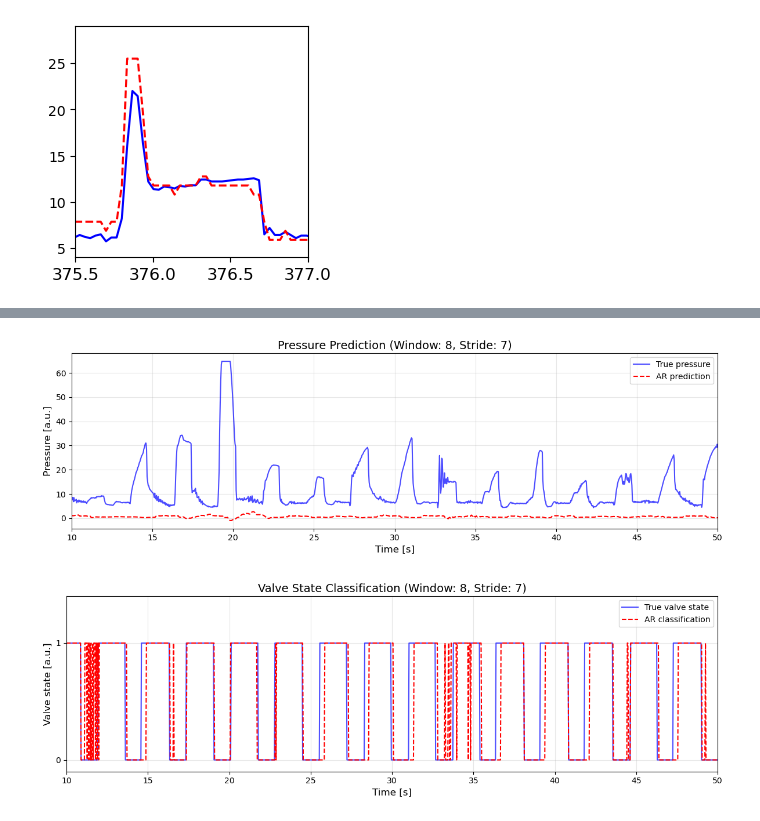
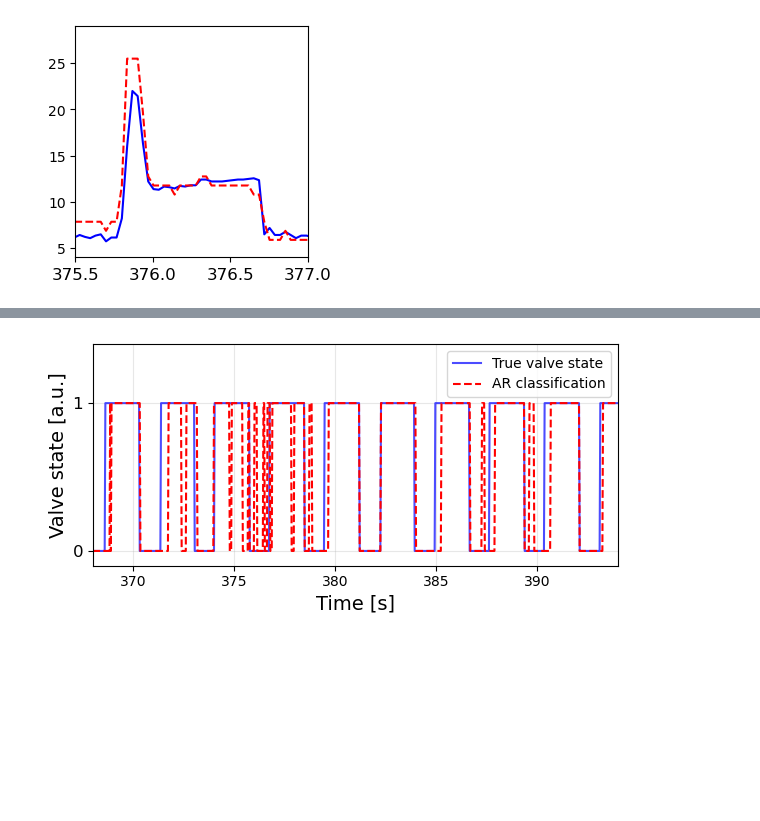
Before and after one commit to TMKamsma/Pyontronics, a Jupyter notebook: demo.ipynb, the cells around one changed output, grey strips where cells are left out. Cells and saved outputs as stored; diff of their text form; code cells hidden in the pictures; blank space fills up the shorter version.

```diff
--- a/demo.ipynb
+++ b/demo.ipynb
@@ -422,7 +422,7 @@ bpn = BandPassNetwork(
     leaking_rate=0.66,
     step_size=0.034035,
     time_scale=0.1,
-    time_scale_std=0.25,
+    time_scale_std=0.5,
     spectral_radius=0.5,
     sparsity=0.95,
     input_scaling=0.1,
@@ -521,8 +523,5 @@ plt.savefig("output/ventilator_plot_zoom.pdf",bbox_inches='tight')
 # %%
 from pyontronics import LinearAutoregression
-from sklearn.linear_model import LinearRegression
-from sklearn.metrics import mean_squared_error, accuracy_score
-from sklearn.model_selection import train_test_split
 
 t = np.linspace(0, len(train_x)*0.034035, len(train_x))
 
@@ -532,11 +531,11 @@ train_v, test_v = train_y_uout, test_y_uout
 
 # Pressure prediction task
 print("=== Pressure Prediction ===")
-ar_model = LinearAutoregression(window_size=50, lookback_stride=5, prediction_horizon=3)
-ar_model.train_pressure_prediction(train_p)
-mse, r = ar_model.evaluate_pressure(test_p)
-print(f"Window: {ar_model.window_size}, Stride: {ar_model.lookback_stride}")
-print(f"MSE: {mse:.4f}, Correlation: {r:.4f}")
+ar_model_p = LinearAutoregression(window_size=200, lookback_stride=1, prediction_horizon=3)
+ar_model_p.train_pressure_prediction(train_p)
+mse, r = ar_model_p.evaluate_pressure(test_p)
+print(f"Window: {ar_model_p.window_size}, Stride: {ar_model_p.lookback_stride}")
+print(f"MSE: {mse:.4f}, RMSE: {np.sqrt(mse):.4f}, Correlation: {r:.4f}")
 
 # Valve classification task
 print("\n=== Valve Classification ===")
@@ -556,56 +583,30 @@ Accuracy: 0.9039
 # %%
-# Generate predictions for plotting
-pressure_predictions = ar_model.predict_pressure(test_p)
+# Generate predictions for plotting valve state
 valve_predictions = ar_model.predict_valve_state(test_p)
 
-# Calculate time axis - make sure it matches test_p length
-total_samples = len(test_p)
-time_axis_full = np.linspace(0, total_samples*0.034035, total_samples)
-
-# 1. Pressure Prediction Plot
-plt.figure(figsize=(12, 4))
-pred_start_idx = ar_model.window_size * ar_model.lookback_stride + ar_model.prediction_horizon - 1
-plt.plot(time_axis_full, test_p, color='blue', label="True pressure", alpha=0.7)
-plt.plot(time_axis_full[pred_start_idx:],
-         pressure_predictions,
-         color='red',
-         label="AR prediction",
-         linestyle="--",
-         linewidth=1.5)
-plt.xlabel("Time [s]", fontsize=12)
-plt.ylabel("Pressure [a.u.]", fontsize=12)
-plt.title(f"Pressure Prediction (Window: {ar_model.window_size}, Stride: {ar_model.lookback_stride})", fontsize=14)
-plt.legend(fontsize=10)
-plt.grid(True, alpha=0.3)
-plt.xlim(10, 50)
-plt.tight_layout()
-plt.show()
-
-# 2. Valve State Classification Plot
-plt.figure(figsize=(12, 4))
+# Valve State Classification Plot
+plt.figure(figsize=(6, 3))
 classif_start_idx = ar_model.window_size * ar_model.lookback_stride
 
 # Trim test_v to match the plotting range
 test_v_trimmed = test_v[:len(time_axis_full)]  # Ensure same length as time axis
 test_v_flat = test_v_trimmed.flatten() if test_v_trimmed.ndim > 1 else test_v_trimmed
 
 plt.plot(time_axis_full, test_v_flat, color='blue', label="True valve state", alpha=0.7)
 plt.plot(time_axis_full[classif_start_idx:],
          valve_predictions[:len(time_axis_full[classif_start_idx:])],  # Ensure matching length
          color='red',
          label="AR classification",
          linestyle="--",
          linewidth=1.5)
-plt.xlabel("Time [s]", fontsize=12)
-plt.ylabel("Valve state [a.u.]", fontsize=12)
-plt.yticks([0, 1])
-plt.title(f"Valve State Classification (Window: {ar_model.window_size}, Stride: {ar_model.lookback_stride})", fontsize=14)
+plt.xlabel("Time [s]", fontsize=14)
+plt.ylabel("Valve state [a.u.]", fontsize=14)
+plt.yticks(np.arange(0,1.1,1),fontsize=12)
 plt.legend(fontsize=10)
 plt.grid(True, alpha=0.3)
-plt.xlim(10, 50)
-plt.ylim(-0.1, 1.4)
+plt.xlim(368,394)
+plt.ylim(-0.1,1.4)
 plt.tight_layout()
 plt.show()
 # %% [output]
-[figure, old version]
+[figure, new version]
-[figure, removed]
```
Also changed, not shown: parts of 7 cells of this notebook, 2 other files.
